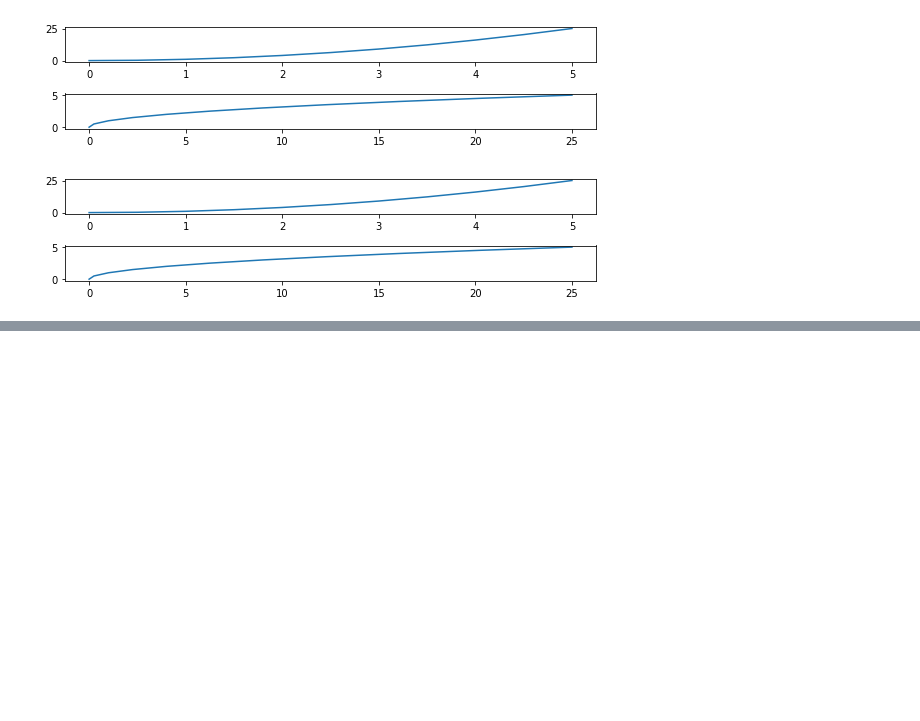
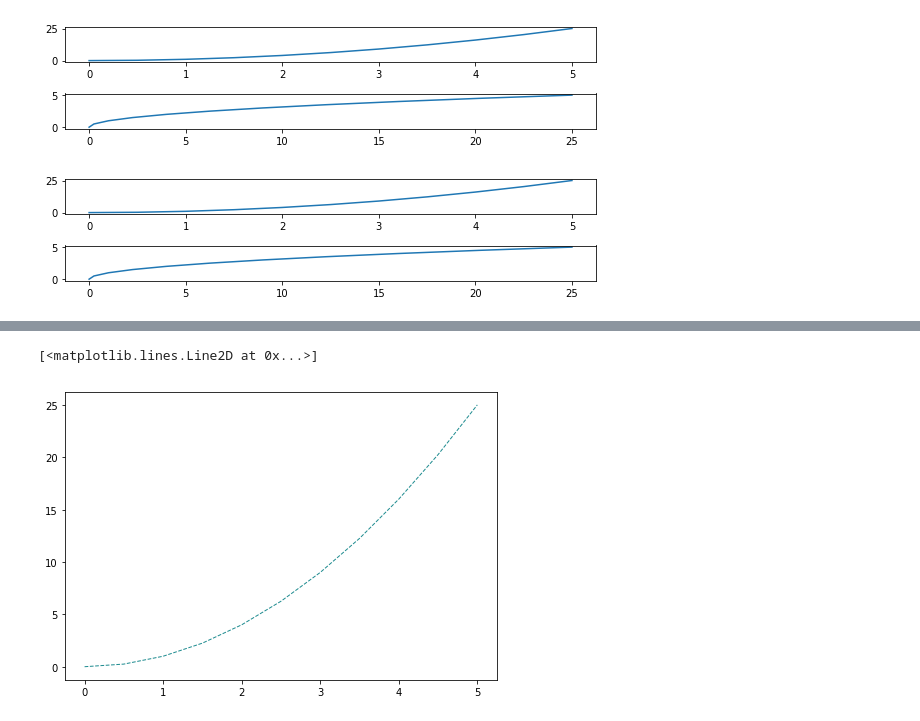
Before and after one commit to vitaliAI/Python-Source-Code, a Jupyter notebook: Visualization with Matplotlib and Pandas/Matplotlib Basics.ipynb, the cells around one changed output, grey strips where cells are left out. Drawn from its saved outputs; the diff is of its cells as text; code cells hidden in the pictures; blank space fills up the shorter version.

```diff
--- a/Visualization with Matplotlib and Pandas/Matplotlib Basics.ipynb
+++ b/Visualization with Matplotlib and Pandas/Matplotlib Basics.ipynb
@@ -96,0 +107,8 @@ fig.savefig('my_picture2.png', dpi=200)
+# %%
+fig = plt.figure()
+
+ax = fig.add_axes([0,0,1,1])
+ax.plot(x,y,color='#1F8C90', linewidth=1, linestyle='--') # RGB Hex Code
+# %% [output]
+[<matplotlib.lines.Line2D at 0x...>]
+[figure, added]
```
Also changed, not shown: parts of 5 cells of this notebook, 2 other files.
